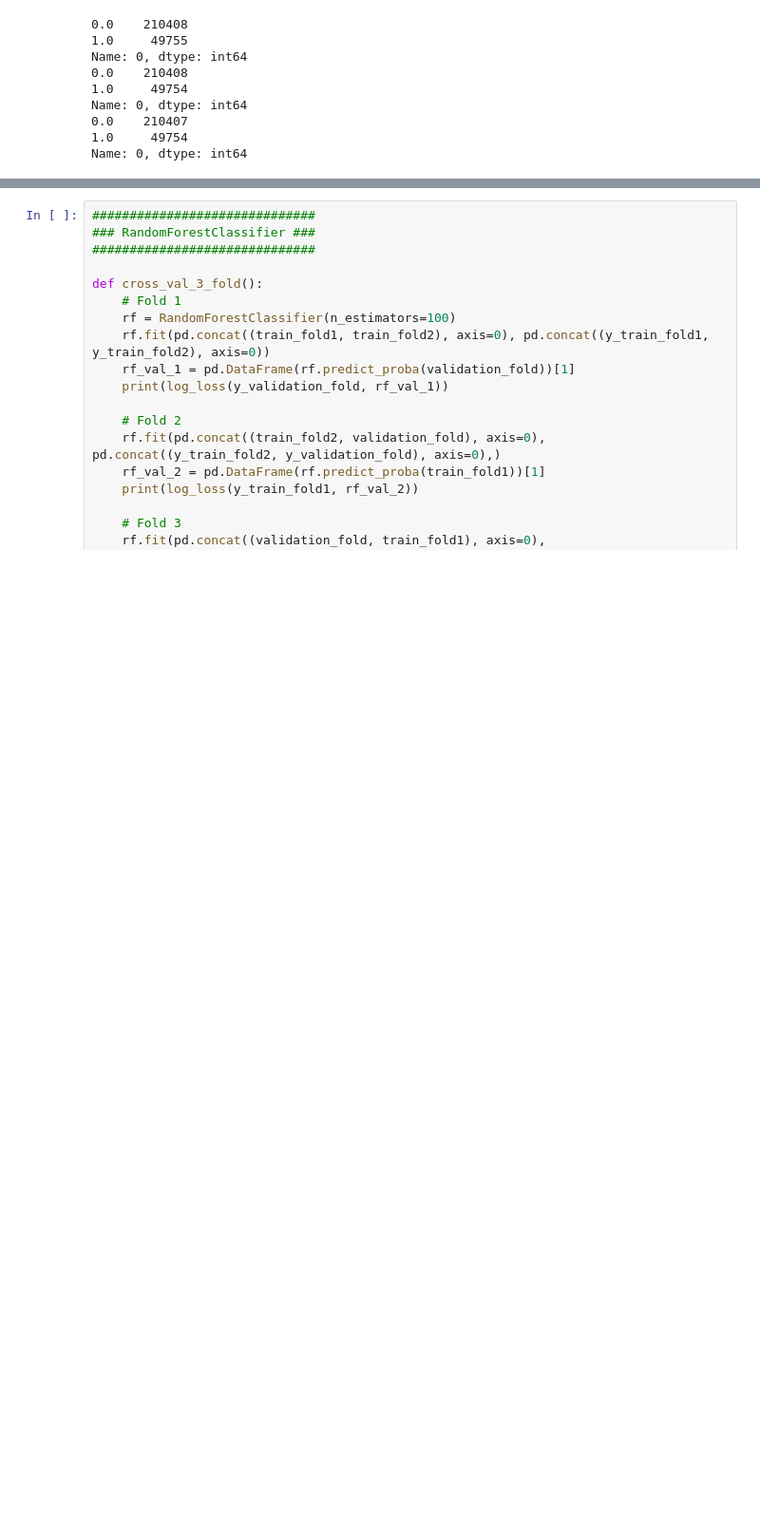
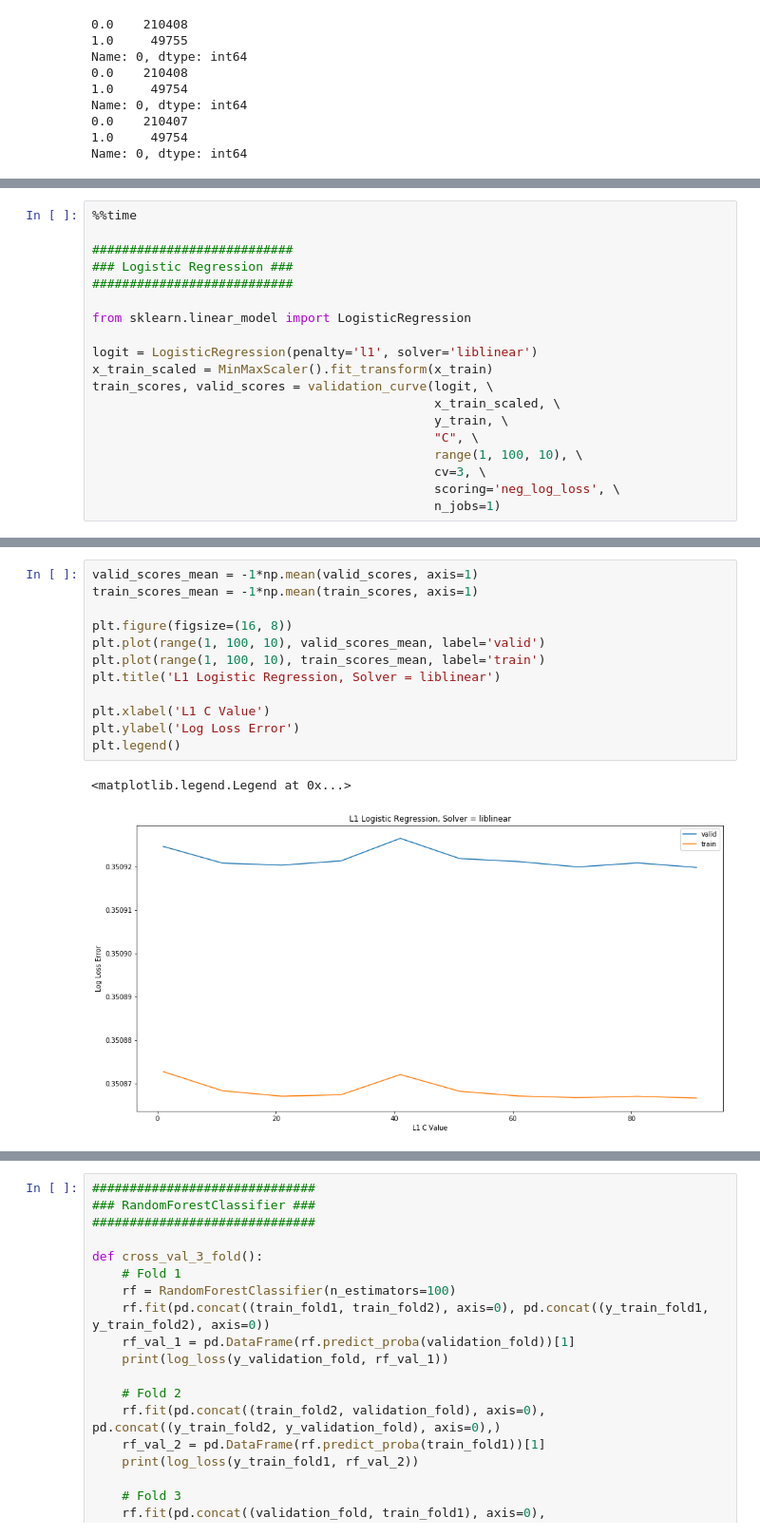
Before and after one commit to wernerchao/quora-duplicate, a Jupyter notebook: py3_xgb_jaccard_magic.ipynb, the cells around one changed output, grey strips where cells are left out. Shown: that part at 95% size. Drawn from its saved outputs; the diff is of its cells as text; blank space fills up the shorter version.

```diff
--- a/py3_xgb_jaccard_magic.ipynb
+++ b/py3_xgb_jaccard_magic.ipynb
@@ -382,0 +423,19 @@ Name: 0, dtype: int64
+# %%
+%%time
+
+###########################
+### Logistic Regression ###
+###########################
+
+from sklearn.linear_model import LogisticRegression
+
+logit = LogisticRegression(penalty='l1', solver='liblinear')
+x_train_scaled = MinMaxScaler().fit_transform(x_train)
+train_scores, valid_scores = validation_curve(logit, \
+                                              x_train_scaled, \
+                                              y_train, \
+                                              "C", \
+                                              range(1, 100, 10), \
+                                              cv=3, \
+                                              scoring='neg_log_loss', \
+                                              n_jobs=1)
@@ -382,0 +445,15 @@ Name: 0, dtype: int64
+# %%
+valid_scores_mean = -1*np.mean(valid_scores, axis=1)
+train_scores_mean = -1*np.mean(train_scores, axis=1)
+
+plt.figure(figsize=(16, 8))
+plt.plot(range(1, 100, 10), valid_scores_mean, label='valid')
+plt.plot(range(1, 100, 10), train_scores_mean, label='train')
+plt.title('L1 Logistic Regression, Solver = liblinear')
+
+plt.xlabel('L1 C Value')
+plt.ylabel('Log Loss Error')
+plt.legend()
+# %% [output]
+<matplotlib.legend.Legend at 0x...>
+[figure, added]
```
Also changed, not shown: parts of 15 cells of this notebook, 7 other files.
